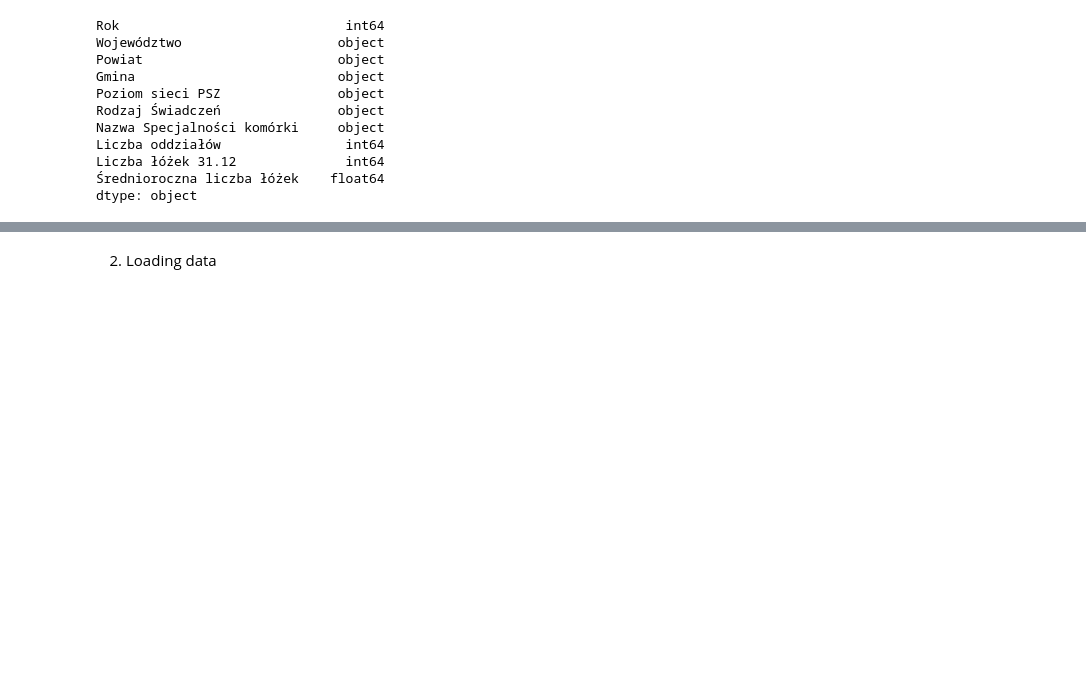
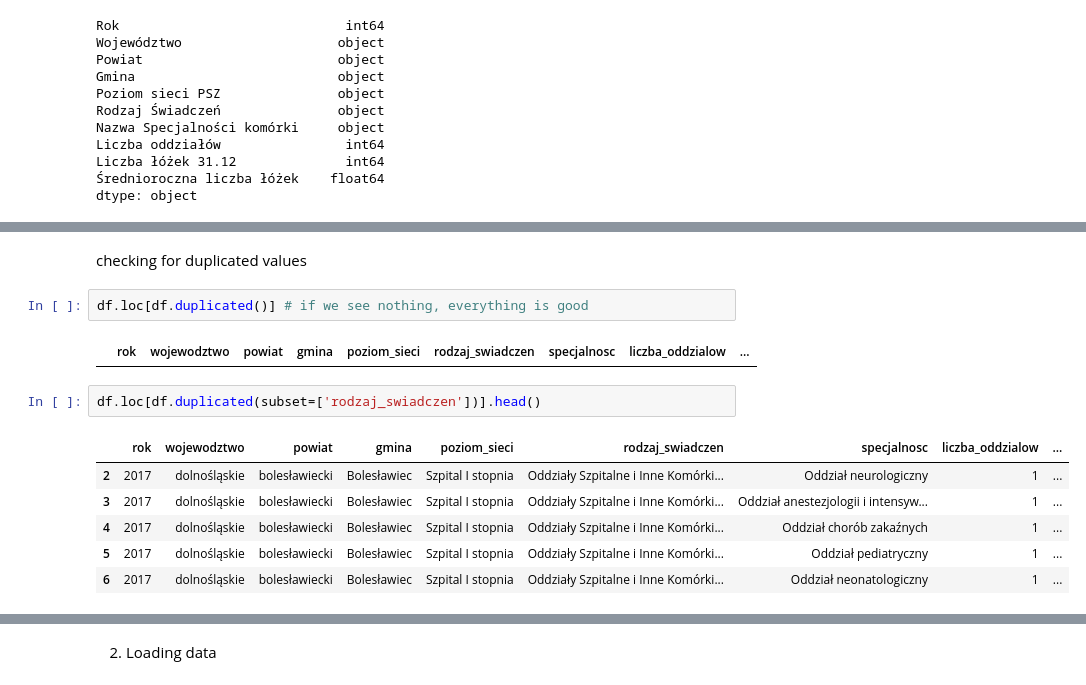
Before and after one commit to wiktorKycia/EDA, a Jupyter notebook: main.ipynb, the cells around one changed output, grey strips where cells are left out. Drawn from its saved outputs; the diff is of its cells as text; blank space fills up the shorter version.

Commit message:
check for duplicates and play with querries

```diff
--- a/main.ipynb
+++ b/main.ipynb
@@ -155,0 +185,15 @@ dtype: object
+# %% [markdown]
+checking for duplicated values
+# %%
+df.loc[df.duplicated()] # if we see nothing, everything is good
+# %% [output]
+|  | rok | wojewodztwo | powiat | gmina | poziom_sieci | rodzaj_swiadczen | specjalnosc | liczba_oddzialow | ... |
+# %%
+df.loc[df.duplicated(subset=['rodzaj_swiadczen'])].head()
+# %% [output]
+|  | rok | wojewodztwo | powiat | gmina | poziom_sieci | rodzaj_swiadczen | specjalnosc | liczba_oddzialow | ... |
+| 2 | 2017 | dolnośląskie | bolesławiecki | Bolesławiec | Szpital I stopnia | Oddziały Szpitalne i Inne Komórki... | Oddział neurologiczny | 1 | ... |
+| 3 | 2017 | dolnośląskie | bolesławiecki | Bolesławiec | Szpital I stopnia | Oddziały Szpitalne i Inne Komórki... | Oddział anestezjologii i intensyw... | 1 | ... |
+| 4 | 2017 | dolnośląskie | bolesławiecki | Bolesławiec | Szpital I stopnia | Oddziały Szpitalne i Inne Komórki... | Oddział chorób zakaźnych | 1 | ... |
+| 5 | 2017 | dolnośląskie | bolesławiecki | Bolesławiec | Szpital I stopnia | Oddziały Szpitalne i Inne Komórki... | Oddział pediatryczny | 1 | ... |
+| 6 | 2017 | dolnośląskie | bolesławiecki | Bolesławiec | Szpital I stopnia | Oddziały Szpitalne i Inne Komórki... | Oddział neonatologiczny | 1 | ... |
```
Also changed, not shown: parts of 7 cells of this notebook.
